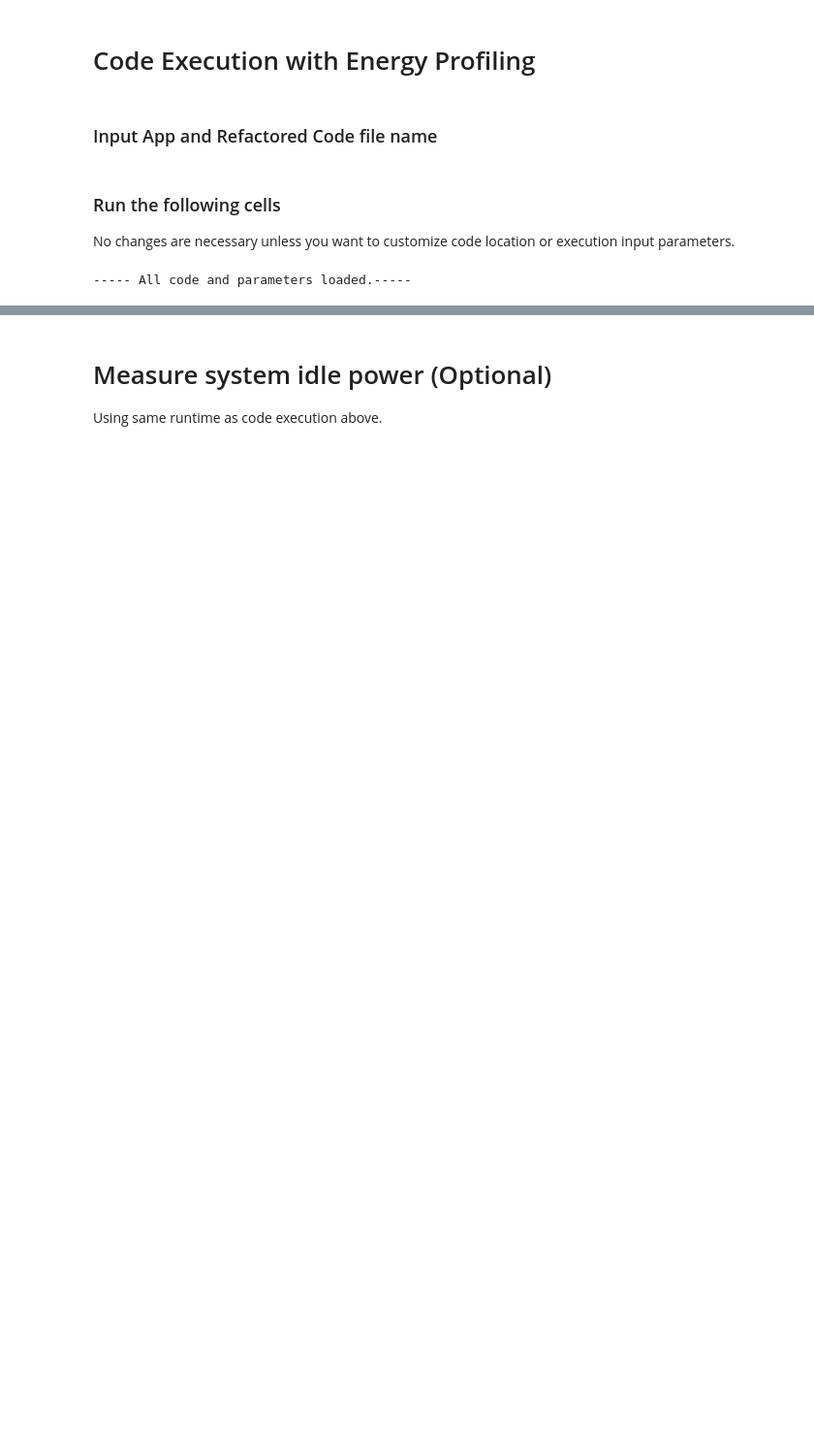
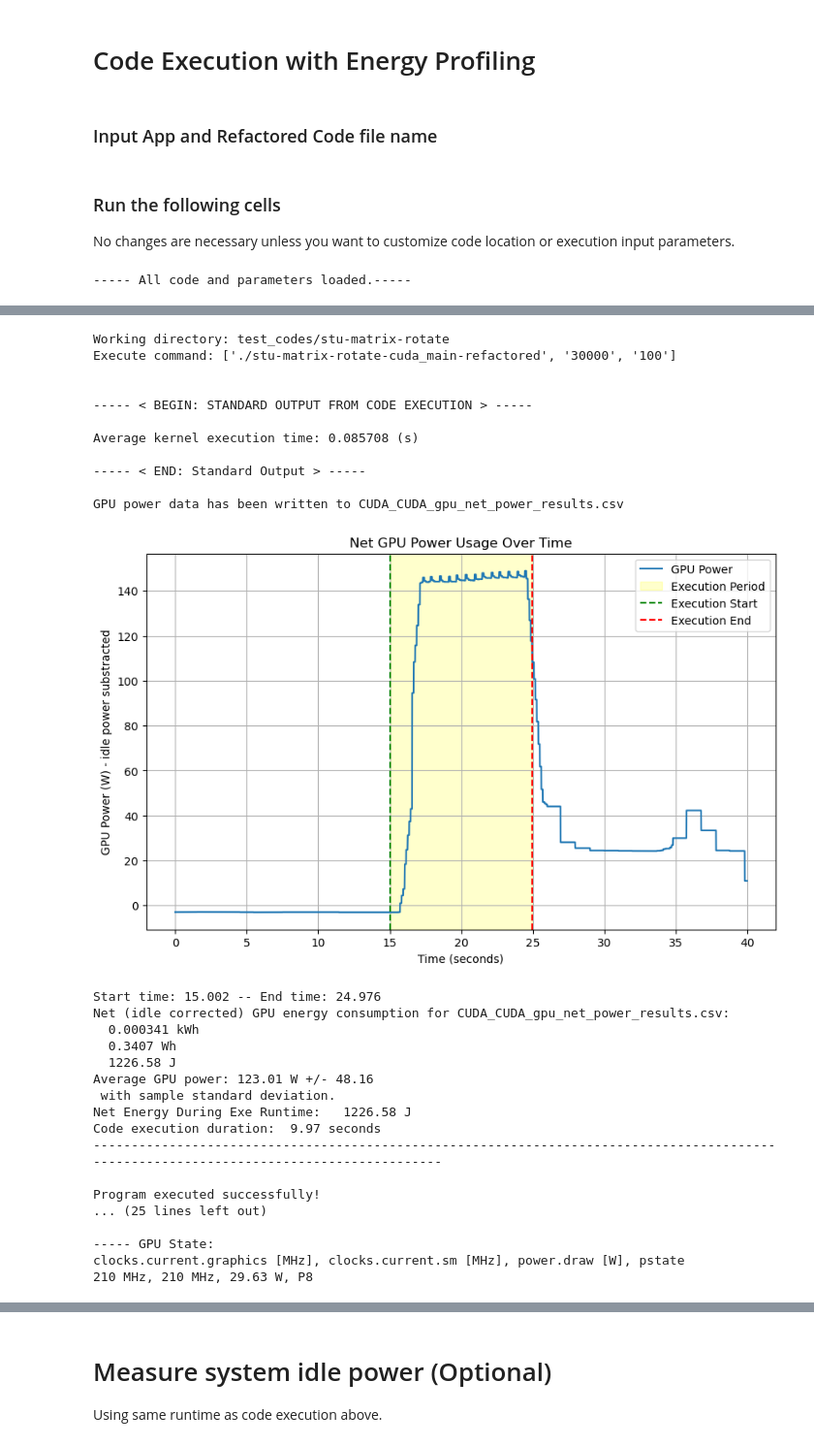
Before and after one commit to vaibhavBh-0/CodeGreen, a Jupyter notebook: lassi_code_powerprofile.ipynb, the cells around one changed output, grey strips where cells are left out. Shown at 97% size. Saved outputs shown, nothing was run; the diff lists cells and outputs as text; code cells hidden in the pictures; blank space fills up the shorter version.

```diff
--- a/lassi_code_powerprofile.ipynb
+++ b/lassi_code_powerprofile.ipynb
@@ -28,6 +33,9 @@ No changes are necessary unless you want to customize code location or execution
 # %%
 # Source code - open and read code file
 sourcecode_filename = app_name + "-cuda_main.cu"
+sourcecode_filename = app_name + "-cuda_main-refactored.cu"
+# sourcecode_filename = app_name + "-cuda_main-lassi_refactored.cu"
+
 sourcecode_dir = folder + "/" + app_name + "/" + sourcecode_filename
 with open(sourcecode_dir, 'r') as file:
     source_code = file.read()
@@ -55,3 +63,49 @@ code_compiler_kwds = "-std=c++14 -Xcompiler -Wall -arch=sm_80 -O3"
 print("\n----- " + color.BLUE + color.BOLD + "All code and parameters loaded." + color.END + "-----\n")
 # %% [output]
 ----- All code and parameters loaded.-----
+# %%
+# Compile and execute source and refactored codes
+
+print("\n\n" + color.BLUE + color.BOLD + "----- > SOURCE CODE < -----\n" + color.END)
+source_compile_result, source_execute_file = lassi.code_manager.compile_code(
+    sourcecode_dir,
+    source_language,
+    code_compiler,
+    code_compiler_kwds
+)
+
+# Execute code with Energy Profiling
+source_execute_result, source_exe_output, source_total_energy_joules, source_ave_power, source_std_power, source_duration, source_metrics_results_string = lassi.code_manager.execute_code(
+    source_execute_file,
+    exe_input_parameters,
+    power_measure,
+    source_language,
+    target_language,
+    build_script,
+    wait=5
+)
+
+print("\n==================================================")
+
+print("\n\n" + color.BLUE + color.BOLD + "----- > REFACTORED CODE < -----\n" + color.END)
+refactored_compile_result, refactored_execute_file = lassi.code_manager.compile_code(
+    refactoredcode_dir,
+    source_language,
+    code_compiler,
+    code_compiler_kwds
+)
+
+# Execute code with Energy Profiling
+refactored_execute_result, refactored_exe_output, refactored_total_energy_joules, refactored_ave_power, refactored_std_power, refactored_duration, refactored_metrics_results_string = lassi.code_manager.execute_code(
+    refactored_execute_file,
+    exe_input_parameters,
+    power_measure,
+    source_language,
+    target_language,
+    build_script,
+    wait=5
+)
+
+print("\n==================================================\n")
+print(color.BOLD + color.GREEN + "COMPLETE" + color.END)
+# %% [output]
@@ -57,0 +127,29 @@ print("\n----- " + color.BLUE + color.BOLD + "All code and parameters loaded." +
+Working directory: test_codes/stu-matrix-rotate
+Execute command: ['./stu-matrix-rotate-cuda_main-refactored', '30000', '100']
+
+
+----- < BEGIN: STANDARD OUTPUT FROM CODE EXECUTION > -----
+
+Average kernel execution time: 0.085708 (s)
+
+----- < END: Standard Output > -----
+
+GPU power data has been written to CUDA_CUDA_gpu_net_power_results.csv
+[figure, added]
+Start time: 15.002 -- End time: 24.976
+Net (idle corrected) GPU energy consumption for CUDA_CUDA_gpu_net_power_results.csv:
+  0.000341 kWh
+  0.3407 Wh
+  1226.58 J
+Average GPU power: 123.01 W +/- 48.16
+ with sample standard deviation.
+Net Energy During Exe Runtime:   1226.58 J
+Code execution duration:  9.97 seconds
+----------------------------------------------------------------------------------------------------------------------------------------
+
+Program executed successfully!
+... (25 lines left out)
+
+----- GPU State:
+clocks.current.graphics [MHz], clocks.current.sm [MHz], power.draw [W], pstate
+210 MHz, 210 MHz, 29.63 W, P8
```
Also changed, not shown: parts of 7 cells of this notebook, 14 other files.
